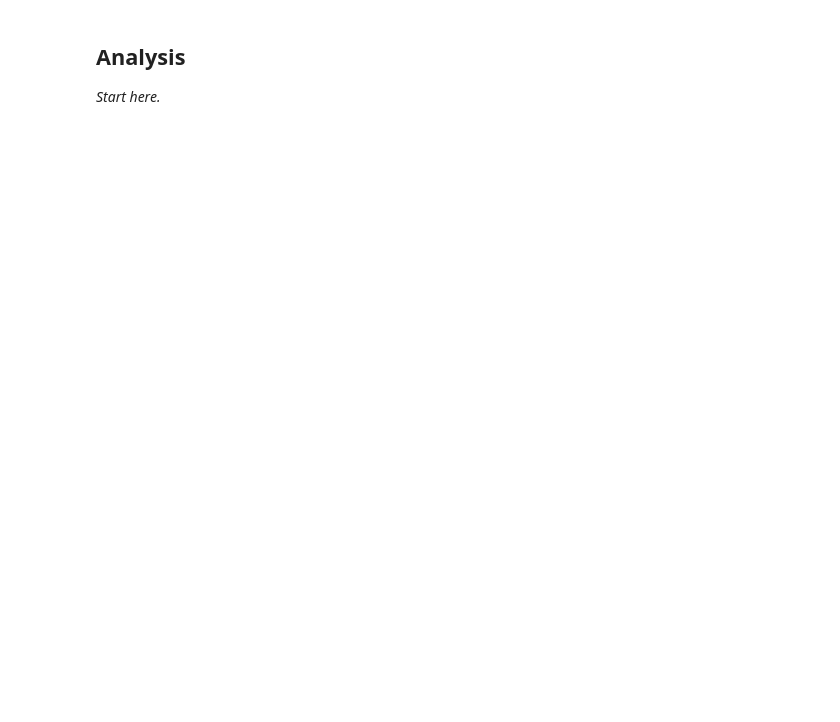
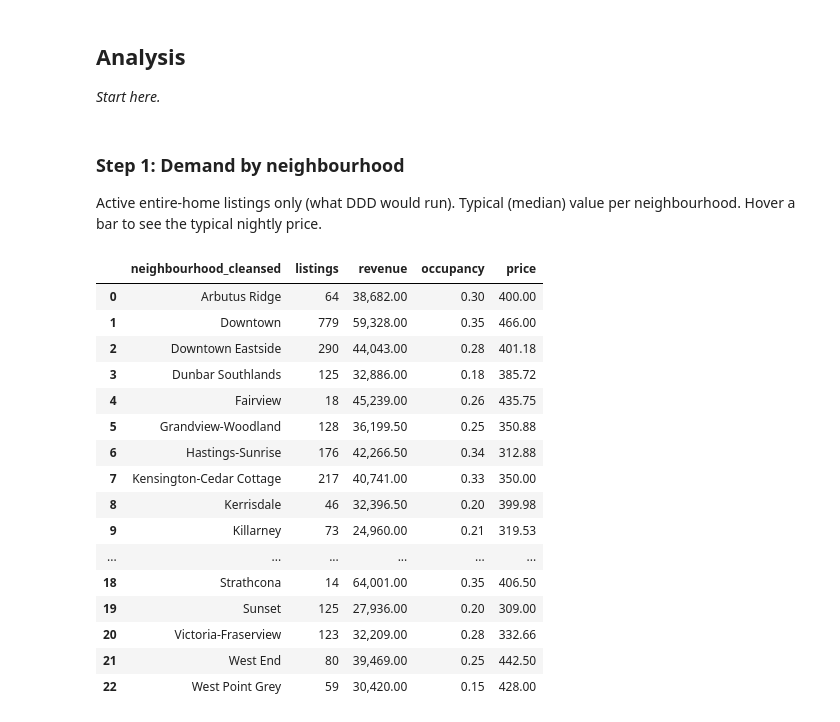
Before and after one commit to 2005yoheiUBC/datajam-2026, a Jupyter notebook: notebooks/02_where_and_what.ipynb, the cells around one changed output. Drawn from its saved outputs; the diff is of its cells as text; code cells hidden in the pictures; blank space fills up the shorter version.

```diff
--- a/notebooks/02_where_and_what.ipynb
+++ b/notebooks/02_where_and_what.ipynb
@@ -37,3 +66,35 @@ uw.groupby("bucket")[["rev_median", "price_cad", "net_yield"]].median()
 # %% [markdown]
 ## Analysis
 _Start here._
+# %% [markdown]
+### Step 1: Demand by neighbourhood
+Active entire-home listings only (what DDD would run). Typical (median) value per neighbourhood. Hover a bar to see the typical nightly price.
+# %%
+import plotly.express as px
+
+df = pd.read_csv(config.PROCESSED / "listings_clean.csv", low_memory=False)
+d = df[df["is_active"] & (df["room_type"] == "Entire home/apt")]
+
+hood = (d.groupby("neighbourhood_cleansed")
+          .agg(listings=("id", "size"), revenue=("revenue", "median"),
+               occupancy=("occupancy", "median"), price=("price_num", "median"))
+          .reset_index())
+hood
+# %% [output]
+|  | neighbourhood_cleansed | listings | revenue | occupancy | price |
+| 0 | Arbutus Ridge | 64 | 38,682.00 | 0.30 | 400.00 |
+| 1 | Downtown | 779 | 59,328.00 | 0.35 | 466.00 |
+| 2 | Downtown Eastside | 290 | 44,043.00 | 0.28 | 401.18 |
+| 3 | Dunbar Southlands | 125 | 32,886.00 | 0.18 | 385.72 |
+| 4 | Fairview | 18 | 45,239.00 | 0.26 | 435.75 |
+| 5 | Grandview-Woodland | 128 | 36,199.50 | 0.25 | 350.88 |
+| 6 | Hastings-Sunrise | 176 | 42,266.50 | 0.34 | 312.88 |
+| 7 | Kensington-Cedar Cottage | 217 | 40,741.00 | 0.33 | 350.00 |
+| 8 | Kerrisdale | 46 | 32,396.50 | 0.20 | 399.98 |
+| 9 | Killarney | 73 | 24,960.00 | 0.21 | 319.53 |
+| ... | ... | ... | ... | ... | ... |
+| 18 | Strathcona | 14 | 64,001.00 | 0.35 | 406.50 |
+| 19 | Sunset | 125 | 27,936.00 | 0.20 | 309.00 |
+| 20 | Victoria-Fraserview | 123 | 32,209.00 | 0.28 | 332.66 |
+| 21 | West End | 80 | 39,469.00 | 0.25 | 442.50 |
+| 22 | West Point Grey | 59 | 30,420.00 | 0.15 | 428.00 |
```
Also changed, not shown: parts of 4 cells of this notebook, 16 other files.
